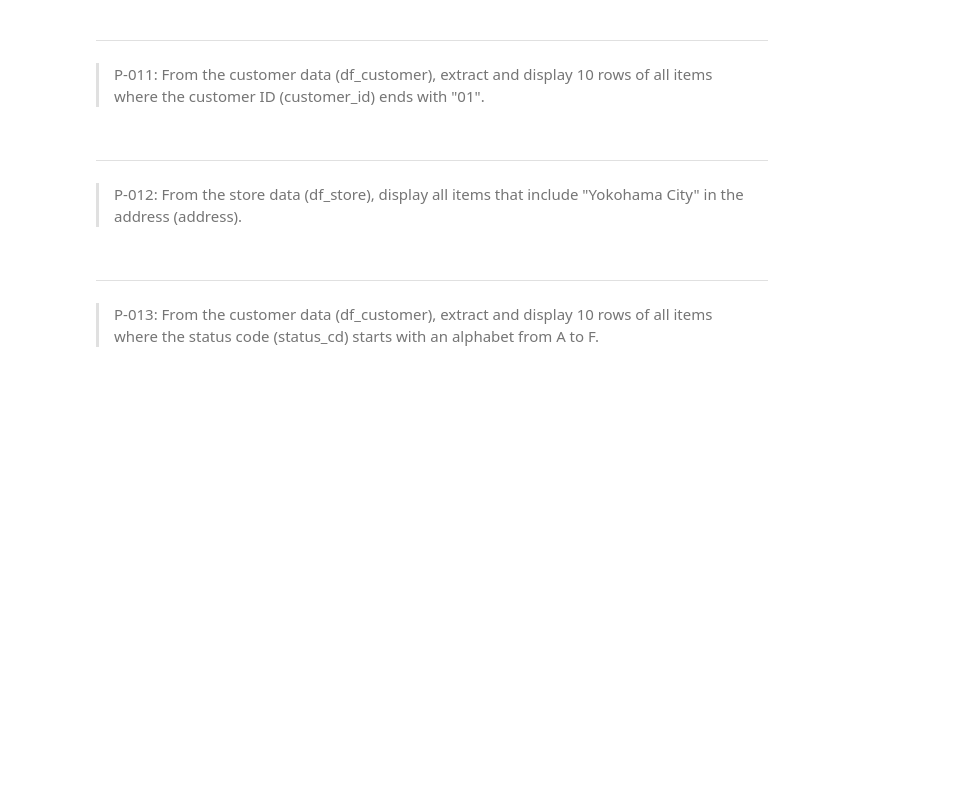
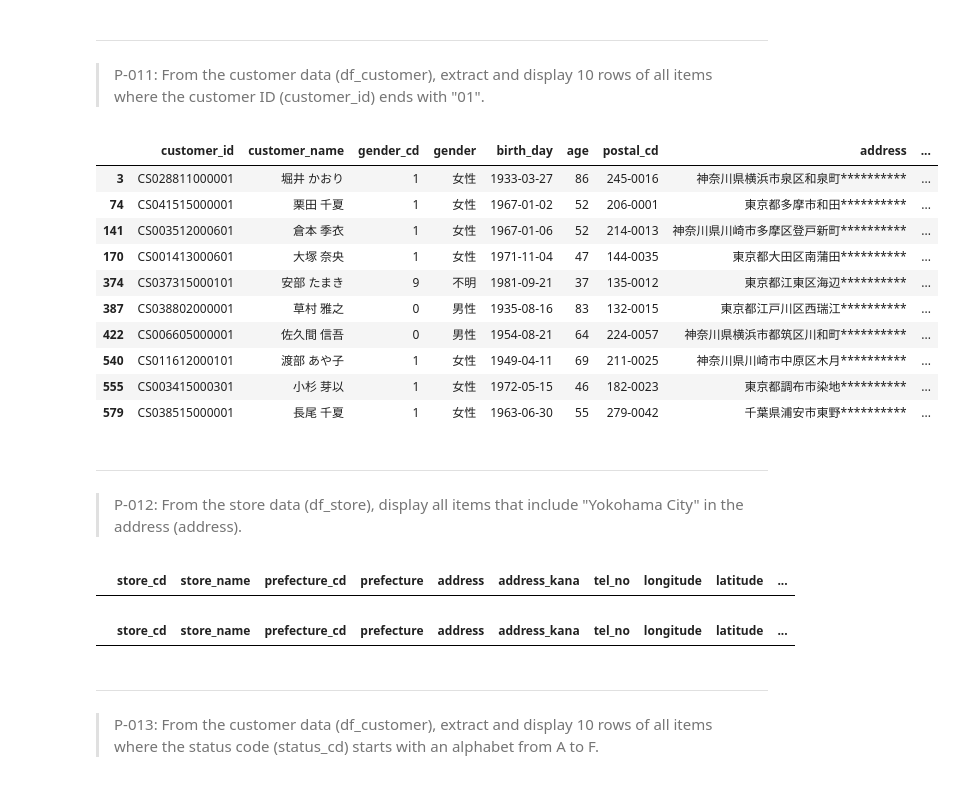
Before and after one commit to Greekatz/BasicDataScience, a Jupyter notebook: notebooks_en/exercises/100_pandas_exercises_en.ipynb, the cells around one changed output. Cells and saved outputs as stored; diff of their text form; code cells hidden in the pictures; blank space fills up the shorter version.

```diff
--- a/notebooks_en/exercises/100_pandas_exercises_en.ipynb
+++ b/notebooks_en/exercises/100_pandas_exercises_en.ipynb
@@ -255,9 +231,31 @@ df_store[df_store['store_cd'].str.startswith('S14')].head(10)
 # %% [markdown]
 ---
 > P-011: From the customer data (df_customer), extract and display 10 rows of all items where the customer ID (customer_id) ends with "01".
+# %%
+df_customer[df_customer['customer_id'].str.endswith('01')].head(10)
+# %% [output]
+|  | customer_id | customer_name | gender_cd | gender | birth_day | age | postal_cd | address | ... |
+| 3 | CS028811000001 | 堀井 かおり | 1 | 女性 | 1933-03-27 | 86 | 245-0016 | 神奈川県横浜市泉区和泉町********** | ... |
+| 74 | CS041515000001 | 栗田 千夏 | 1 | 女性 | 1967-01-02 | 52 | 206-0001 | 東京都多摩市和田********** | ... |
+| 141 | CS003512000601 | 倉本 季衣 | 1 | 女性 | 1967-01-06 | 52 | 214-0013 | 神奈川県川崎市多摩区登戸新町********** | ... |
+| 170 | CS001413000601 | 大塚 奈央 | 1 | 女性 | 1971-11-04 | 47 | 144-0035 | 東京都大田区南蒲田********** | ... |
+| 374 | CS037315000101 | 安部 たまき | 9 | 不明 | 1981-09-21 | 37 | 135-0012 | 東京都江東区海辺********** | ... |
+| 387 | CS038802000001 | 草村 雅之 | 0 | 男性 | 1935-08-16 | 83 | 132-0015 | 東京都江戸川区西瑞江********** | ... |
+| 422 | CS006605000001 | 佐久間 信吾 | 0 | 男性 | 1954-08-21 | 64 | 224-0057 | 神奈川県横浜市都筑区川和町********** | ... |
+| 540 | CS011612000101 | 渡部 あや子 | 1 | 女性 | 1949-04-11 | 69 | 211-0025 | 神奈川県川崎市中原区木月********** | ... |
+| 555 | CS003415000301 | 小杉 芽以 | 1 | 女性 | 1972-05-15 | 46 | 182-0023 | 東京都調布市染地********** | ... |
+| 579 | CS038515000001 | 長尾 千夏 | 1 | 女性 | 1963-06-30 | 55 | 279-0042 | 千葉県浦安市東野********** | ... |
 # %% [markdown]
 ---
 > P-012: From the store data (df_store), display all items that include "Yokohama City" in the address (address).
+# %%
+df_store[df_store['address'].str.contains('Yokohama City', case=False)]
+# %% [output]
+|  | store_cd | store_name | prefecture_cd | prefecture | address | address_kana | tel_no | longitude | latitude | ... |
+# %%
+df_store[df_store['address'].str.contains('Yokohama City', case=True)]
+# %% [output]
+|  | store_cd | store_name | prefecture_cd | prefecture | address | address_kana | tel_no | longitude | latitude | ... |
 # %% [markdown]
 ---
 > P-013: From the customer data (df_customer), extract and display 10 rows of all items where the status code (status_cd) starts with an alphabet from A to F.
```
Also changed, not shown: parts of 16 cells of this notebook.
